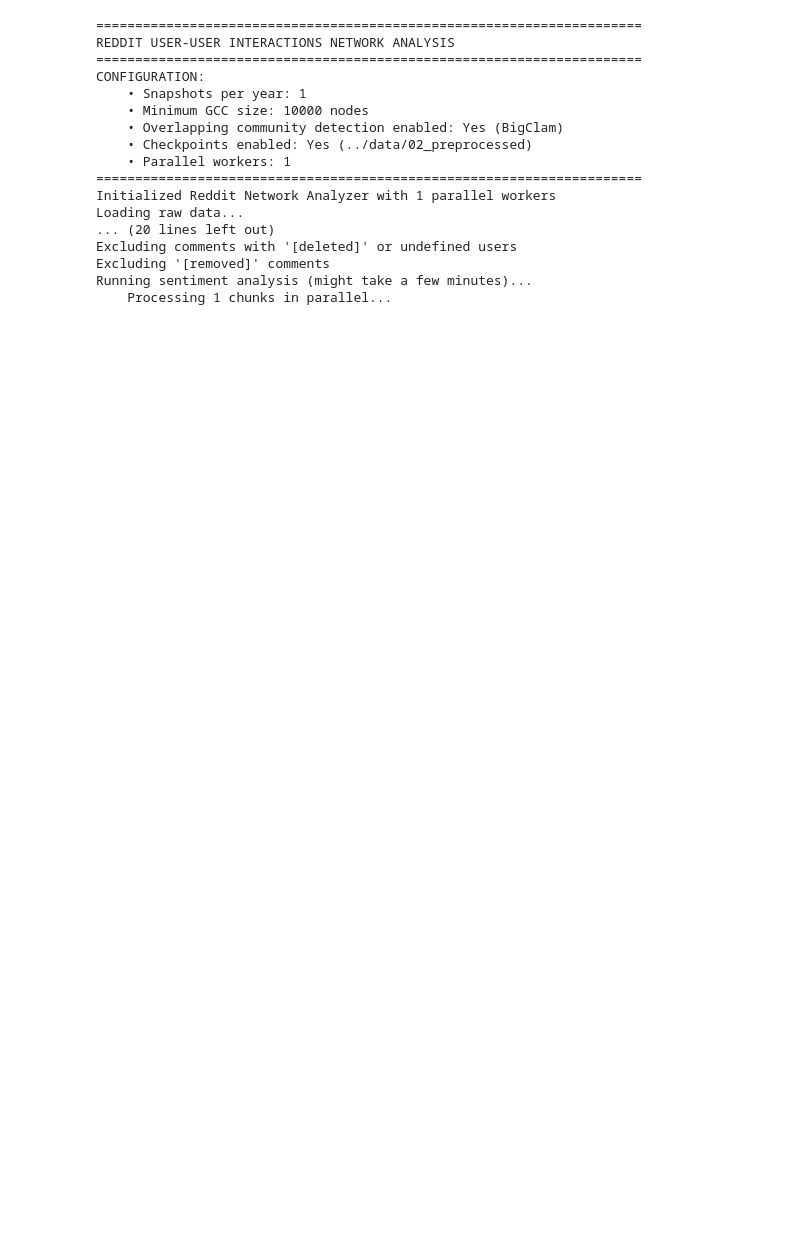
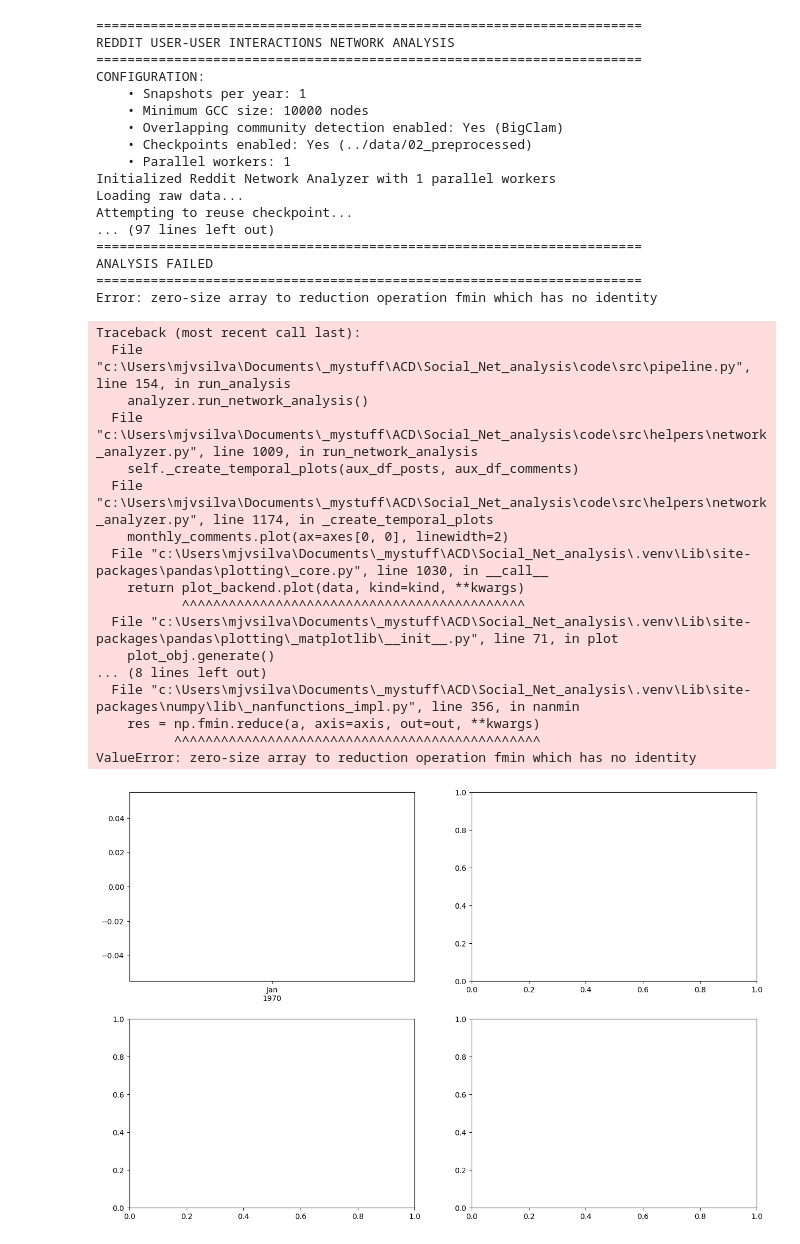
Before and after one commit to PFans-201/Social_Net_analysis, a Jupyter notebook: code/subreddit_network_analysis.ipynb, the cells around one changed output. Cells and saved outputs as stored; diff of their text form; code cells hidden in the pictures; blank space fills up the shorter version.

```diff
--- a/code/subreddit_network_analysis.ipynb
+++ b/code/subreddit_network_analysis.ipynb
@@ -109,30 +43,49 @@ import src.pipeline as pipeline
 # %%
-# Run the analysis
-analyzer, community_results, stability_metrics, network_metrics_df = pipeline.run_analysis(
+import src.pipeline as pipeline
+
+analyzer = pipeline.run_analysis(
     data_path="../data/01_raw",
     snapshots_per_year=1,
     min_giant_component_size=10_000,
     overlapping_communities=True,  # Set to False for non-overlapping (Louvain) communities
     use_checkpoints=True,
     checkpoint_dir="../data/02_preprocessed",
     reports_dir="../data/04_reports",
     n_workers=1,
 )
 # %% [output]
 ======================================================================
 REDDIT USER-USER INTERACTIONS NETWORK ANALYSIS
 ======================================================================
 CONFIGURATION:
     • Snapshots per year: 1
     • Minimum GCC size: 10000 nodes
     • Overlapping community detection enabled: Yes (BigClam)
     • Checkpoints enabled: Yes (../data/02_preprocessed)
     • Parallel workers: 1
-======================================================================
 Initialized Reddit Network Analyzer with 1 parallel workers
 Loading raw data...
-... (20 lines left out)
-Excluding comments with '[deleted]' or undefined users
-Excluding '[removed]' comments
-Running sentiment analysis (might take a few minutes)...
-    Processing 1 chunks in parallel...
+Attempting to reuse checkpoint...
+... (97 lines left out)
+======================================================================
+ANALYSIS FAILED
+======================================================================
+Error: zero-size array to reduction operation fmin which has no identity
+Traceback (most recent call last):
+  File "c:\Users\mjvsilva\Documents\_mystuff\ACD\Social_Net_analysis\code\src\pipeline.py", line 154, in run_analysis
+    analyzer.run_network_analysis()
+  File "c:\Users\mjvsilva\Documents\_mystuff\ACD\Social_Net_analysis\code\src\helpers\network_analyzer.py", line 1009, in run_network_analysis
+    self._create_temporal_plots(aux_df_posts, aux_df_comments)
+  File "c:\Users\mjvsilva\Documents\_mystuff\ACD\Social_Net_analysis\code\src\helpers\network_analyzer.py", line 1174, in _create_temporal_plots
+    monthly_comments.plot(ax=axes[0, 0], linewidth=2)
+  File "c:\Users\mjvsilva\Documents\_mystuff\ACD\Social_Net_analysis\.venv\Lib\site-packages\pandas\plotting\_core.py", line 1030, in __call__
+    return plot_backend.plot(data, kind=kind, **kwargs)
+           ^^^^^^^^^^^^^^^^^^^^^^^^^^^^^^^^^^^^^^^^^^^^
+  File "c:\Users\mjvsilva\Documents\_mystuff\ACD\Social_Net_analysis\.venv\Lib\site-packages\pandas\plotting\_matplotlib\__init__.py", line 71, in plot
+    plot_obj.generate()
+... (8 lines left out)
+  File "c:\Users\mjvsilva\Documents\_mystuff\ACD\Social_Net_analysis\.venv\Lib\site-packages\numpy\lib\_nanfunctions_impl.py", line 356, in nanmin
+    res = np.fmin.reduce(a, axis=axis, out=out, **kwargs)
+          ^^^^^^^^^^^^^^^^^^^^^^^^^^^^^^^^^^^^^^^^^^^^^^^
+ValueError: zero-size array to reduction operation fmin which has no identity
+[figure, added]
```
Also changed, not shown: parts of 4 cells of this notebook, 3 other files.
